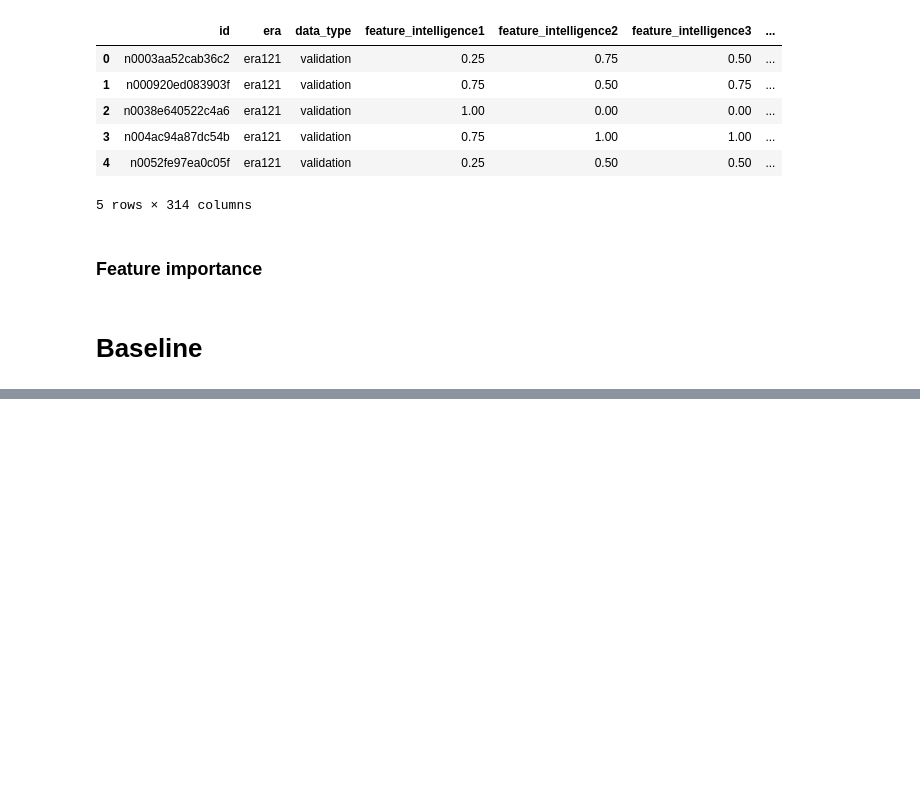
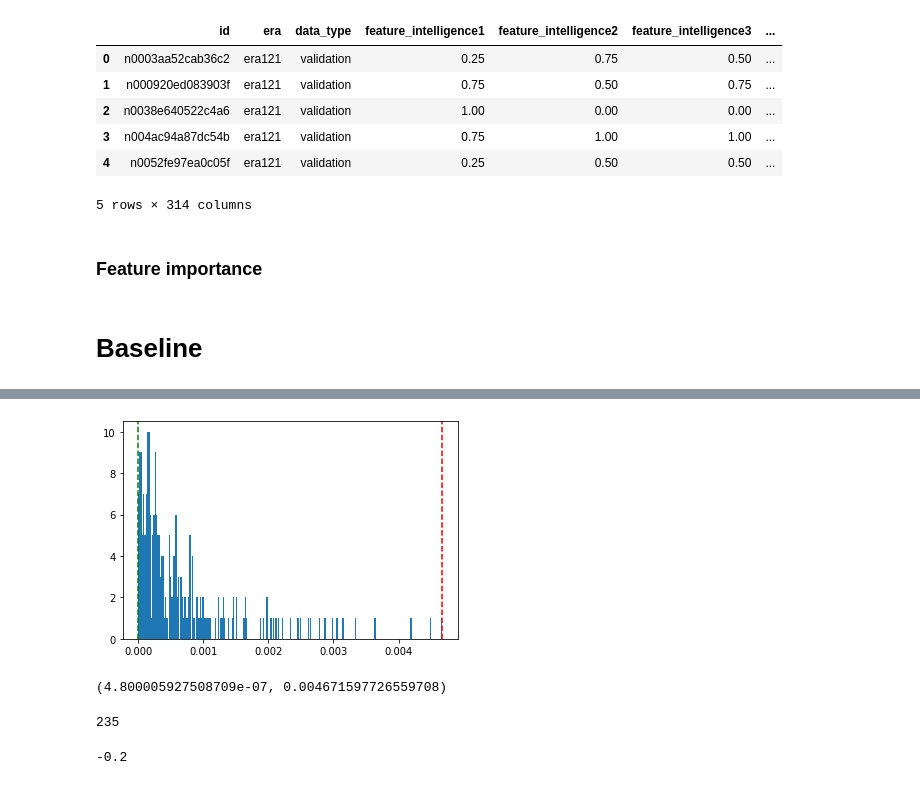
Before and after one commit to nickgagich/numerai, a Jupyter notebook: numerai_scrypt_Nick.ipynb, the cells around one changed output, grey strips where cells are left out. Cells and saved outputs as stored; diff of their text form; code cells hidden in the pictures; blank space fills up the shorter version.

```diff
--- a/numerai_scrypt_Nick.ipynb
+++ b/numerai_scrypt_Nick.ipynb
@@ -236,0 +284,9 @@ sharpe_era_corr  = 0.483
+# %%
+X_FOR_FEATURE_IMPORTANCE = X[:int(len(X)/2)]
+Y_FOR_FEATURE_IMPORTANCE = Y[:int(len(Y)/2)]
+ERAS_FOR_FI = eras2_binned[:int(len(eras2_binned)/2)]
+# %%
+importances, oos = featImpMDA(X=X_FOR_FEATURE_IMPORTANCE,
+                               y=Y_FOR_FEATURE_IMPORTANCE,
+                               cv = 5,
+                               eras_groups = ERAS_FOR_FI)
@@ -236,0 +309,28 @@ sharpe_era_corr  = 0.483
+# %%
+# importances_more_zero = importances[importances['mean'] - importances['std']  > 0]
+# importances_more_zero['mean_std_diff'] = importances_more_zero['mean'] - importances_more_zero['std']
+importances_more_zero = importances[importances['mean']  > 0]
+# importances_more_zero = importances.sort_values('mean')[::-1]
+# %%
+DOWN, UP = 0, 100
+COLUMN = 'mean'
+# %%
+plt.figure()
+plt.hist(importances_more_zero[COLUMN].values, bins = len(importances_more_zero))
+plt.axvline(np.percentile(importances_more_zero[COLUMN].values, UP), ls = '--', color = 'red')
+plt.axvline(np.percentile(importances_more_zero[COLUMN].values, DOWN), ls = '--', color = 'green')
+plt.show()
+# %% [output]
+[figure, added]
+# %%
+up_limit = np.percentile(importances_more_zero[COLUMN].values, UP)
+bot_limit = np.percentile(importances_more_zero[COLUMN].values, DOWN)
+bot_limit, up_limit
+# %% [output]
+(4.800005927508709e-07, 0.004671597726559708)
+# %%
+mask = (importances_more_zero[COLUMN] < up_limit) & (importances_more_zero[COLUMN] > bot_limit)
+IMPORTANT_FEATURES = importances_more_zero[mask].index.tolist()
+len(IMPORTANT_FEATURES)
+# %% [output]
+235
@@ -236,0 +342,4 @@ sharpe_era_corr  = 0.483
+# %%
+imp
+# %% [output]
+-0.2
```
Also changed, not shown: parts of 13 cells of this notebook, 1 other file.
